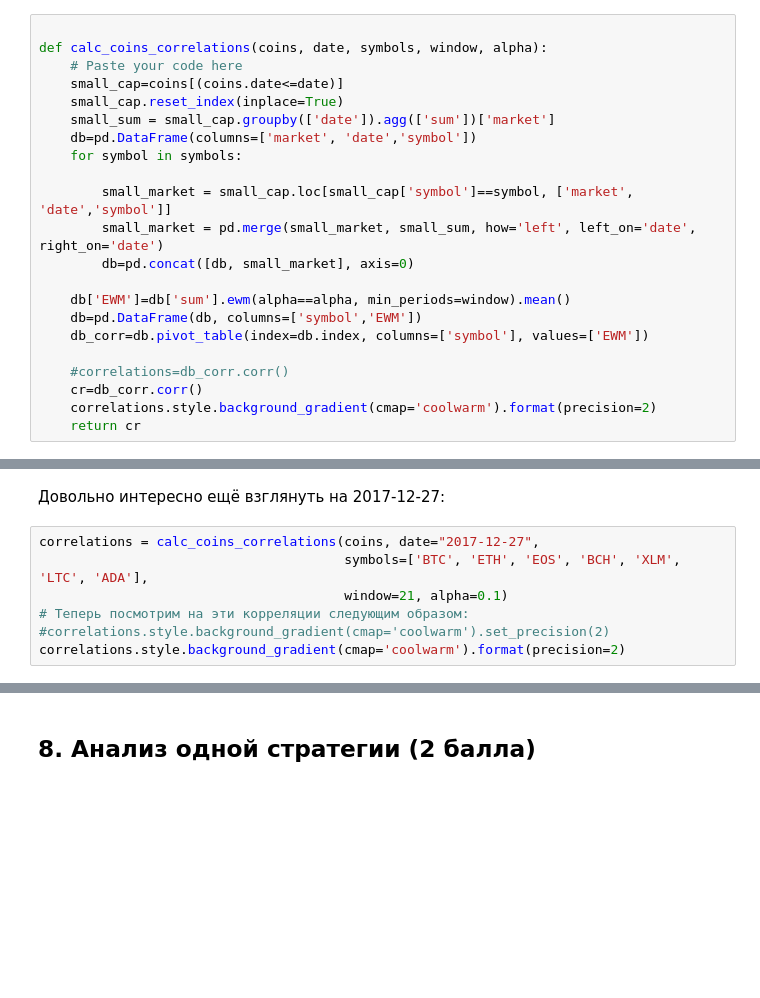
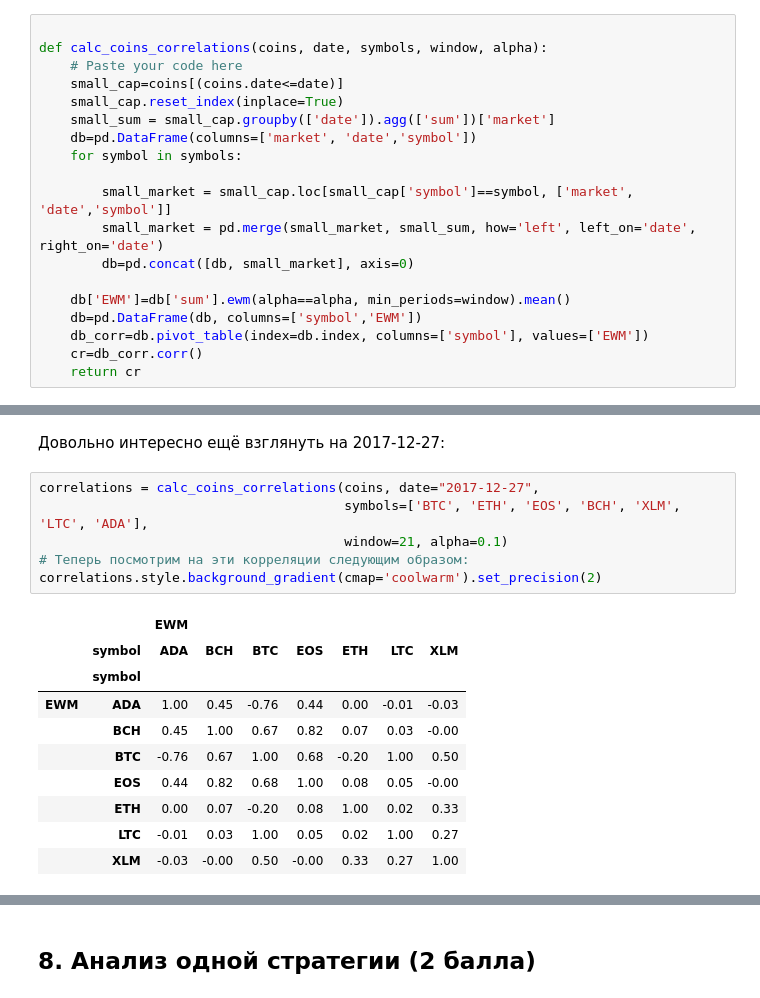
Before and after one commit to Aport77/MIPT_lab, a Jupyter notebook: lab_work.ipynb, the cells around one changed output, grey strips where cells are left out. Saved outputs shown, nothing was run; the diff lists cells and outputs as text; blank space fills up the shorter version.

```diff
--- a/lab_work.ipynb
+++ b/lab_work.ipynb
@@ -479,10 +495,7 @@ def calc_coins_correlations(coins, date, symbols, window, alpha):
     db['EWM']=db['sum'].ewm(alpha==alpha, min_periods=window).mean()
     db=pd.DataFrame(db, columns=['symbol','EWM'])
     db_corr=db.pivot_table(index=db.index, columns=['symbol'], values=['EWM'])
-
-    #correlations=db_corr.corr()
     cr=db_corr.corr()
-    correlations.style.background_gradient(cmap='coolwarm').format(precision=2)
     return cr
 # %%
 correlations = calc_coins_correlations(coins, date="2018-06-06",
@@ -508,7 +520,17 @@ correlations.style.background_gradient(cmap='coolwarm').format(precision=2)
 # %%
 correlations = calc_coins_correlations(coins, date="2017-12-27",
                                        symbols=['BTC', 'ETH', 'EOS', 'BCH', 'XLM', 'LTC', 'ADA'],
                                        window=21, alpha=0.1)
 # Теперь посмотрим на эти корреляции следующим образом:
-#correlations.style.background_gradient(cmap='coolwarm').set_precision(2)
-correlations.style.background_gradient(cmap='coolwarm').format(precision=2)
+correlations.style.background_gradient(cmap='coolwarm').set_precision(2)
+# %% [output]
+|  |  | EWM |  |  |  |  |  |  |
+|  | symbol | ADA | BCH | BTC | EOS | ETH | LTC | XLM |
+|  | symbol |  |  |  |  |  |  |  |
+| EWM | ADA | 1.00 | 0.45 | -0.76 | 0.44 | 0.00 | -0.01 | -0.03 |
+|  | BCH | 0.45 | 1.00 | 0.67 | 0.82 | 0.07 | 0.03 | -0.00 |
+|  | BTC | -0.76 | 0.67 | 1.00 | 0.68 | -0.20 | 1.00 | 0.50 |
+|  | EOS | 0.44 | 0.82 | 0.68 | 1.00 | 0.08 | 0.05 | -0.00 |
+|  | ETH | 0.00 | 0.07 | -0.20 | 0.08 | 1.00 | 0.02 | 0.33 |
+|  | LTC | -0.01 | 0.03 | 1.00 | 0.05 | 0.02 | 1.00 | 0.27 |
+|  | XLM | -0.03 | -0.00 | 0.50 | -0.00 | 0.33 | 0.27 | 1.00 |
```
Also changed, not shown: parts of 22 cells of this notebook.
